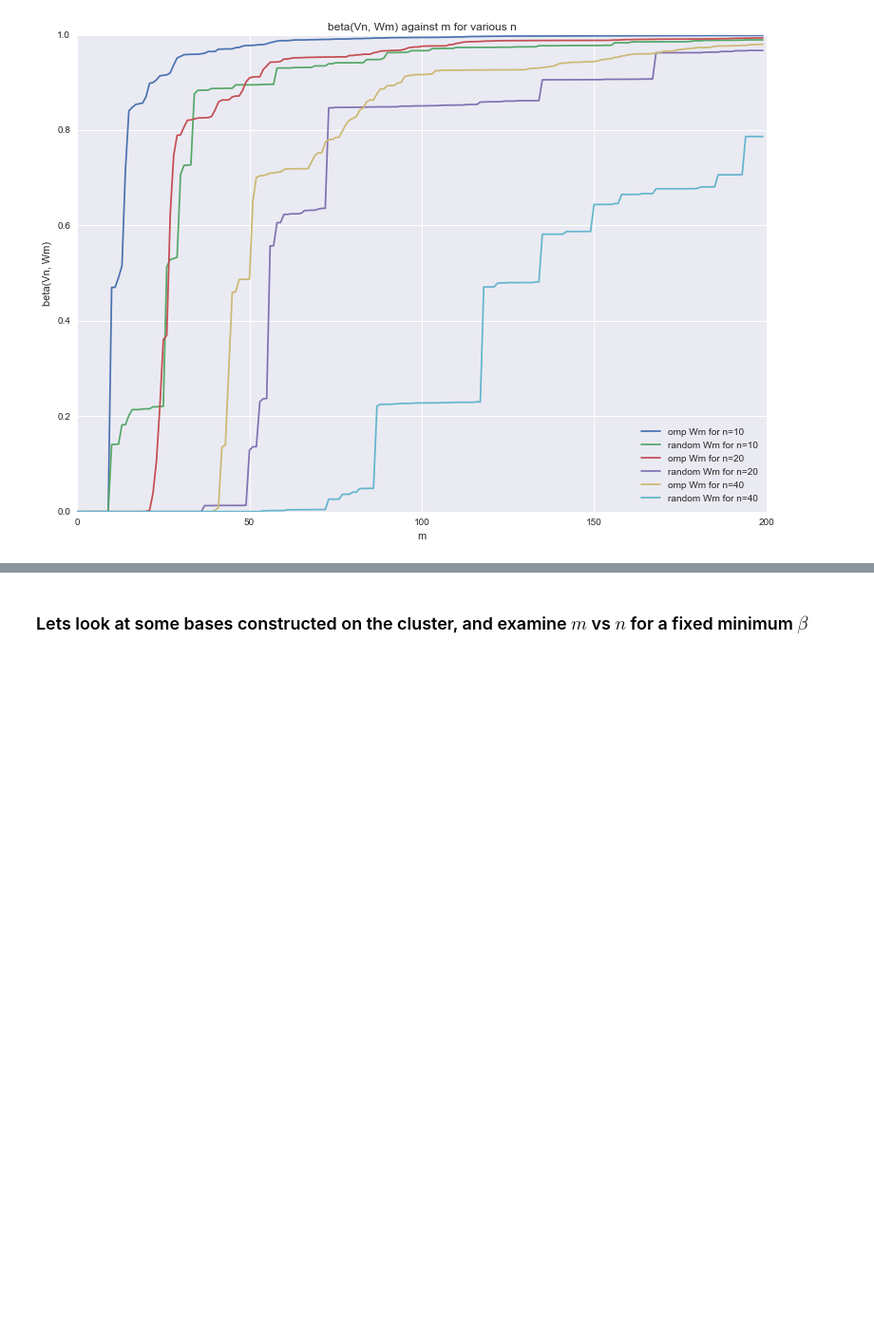
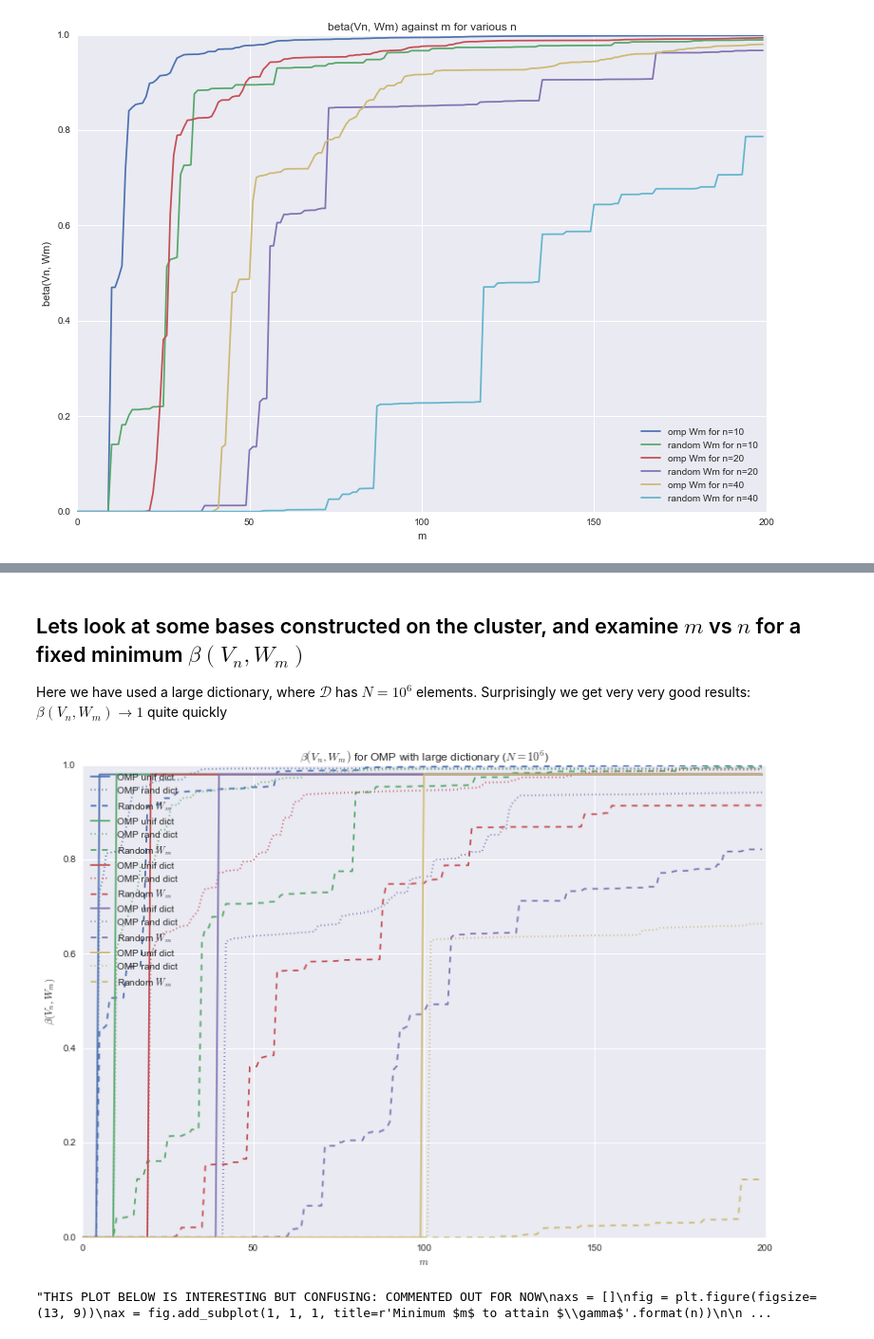
Before and after one commit to Catcher132/omp, a Jupyter notebook: 02_greedy_convergence.ipynb, the cells around one changed output, grey strips where cells are left out. Shown: that part at 95% size. Saved outputs shown, nothing was run; the diff lists cells and outputs as text; code cells hidden in the pictures; blank space fills up the shorter version.

Commit message:
some new results

```diff
--- a/02_greedy_convergence.ipynb
+++ b/02_greedy_convergence.ipynb
@@ -155,16 +160,6 @@ plt.show()
-# %%
-nb = 40
-m = 200
-Vn = omp.make_sin_basis(n)
-
-gbc_40 = omp.GreedyBasisConstructor(m, dictionary, Vn, verbose=True)
-Wm_omp_40 = gbc_40.construct_basis()
-Wm_omp_o_40 = Wm_omp_40.orthonormalise()
-
-Wm_rand = omp.make_random_delta_basis(m)
-Wm_rand_o = Wm_rand.orthonormalise()
 # %% [markdown]
-### Lets look at some bases constructed on the cluster, and examine $m$ vs $n$ for a fixed minimum $\beta$
+## Lets look at some bases constructed on the cluster, and examine $m$ vs $n$ for a fixed minimum $\beta(V_n,W_m)$
+Here we have used a large dictionary, where $\mathcal{D}$ has $N = 10^6$ elements. Surprisingly we get very very good results: $\beta(V_n, W_m)\to 1$ quite quickly
 # %%
 m=200
 ns = [5, 10, 20, 40, 100]
@@ -202,11 +197,47 @@ for j, n in enumerate(ns):
 
         BP_arb = omp.BasisPair(Wm_arb_o.subspace(slice(0,i)), Vn)
         FB_arb = BP_arb.make_favorable_basis()
-        bs_arb[j,i] = FB_rand.beta()
+        bs_arb[j,i] = FB_arb.beta()
 
     # Make the pivot data - the minimum m to reach some beta
     for i, gamma in enumerate(gammas):
 
         m_gammas_unif[j, i] = np.searchsorted(bs_unif[j,:], gamma)
         m_gammas_rand[j, i] = np.searchsorted(bs_rand[j,:], gamma)
-        m_gammas_rand[j, i] = np.searchsorted(bs_rand[j,:], gamma)
+        m_gammas_arb[j, i] = np.searchsorted(bs_arb[j,:], gamma)
+# %%
+sns.set_palette("deep")
+cp = sns.color_palette()
+
+axs = []
+fig = plt.figure(figsize=(13, 9))
+ax = fig.add_subplot(1, 1, 1, title=r'$\beta(V_n, W_m)$ for OMP with large dictionary ($N=10^6$)')
+
+for i, n in enumerate(ns):
+
+    plt.plot(range(m), bs_unif[i, :], label=r'OMP unif dict', color=cp[i])
+    plt.plot(range(m), bs_rand[i, :], ':', label=r'OMP rand dict', color=cp[i])
+    plt.plot(range(m), bs_arb[i, :], '--', label=r'Random $W_m$', color=cp[i])
+
+ax.set(xlabel=r'$m$', ylabel=r'$\beta(V_n, W_m)$')
+plt.legend(loc=2)
+plt.show()
+
+"""THIS PLOT BELOW IS INTERESTING BUT CONFUSING: COMMENTED OUT FOR NOW
+axs = []
+fig = plt.figure(figsize=(13, 9))
+ax = fig.add_subplot(1, 1, 1, title=r'Minimum $m$ to attain $\gamma$'.format(n))
+
+for i, n in enumerate(ns):
+
+    plt.plot(gammas, m_gammas_unif[i, :], label=r'OMP unif dict', color=cp[i])
+    #plt.plot(gammas, m_gammas_rand[i, :], ':', label=r'OMP rand dict', color=cp[i])
+    plt.plot(gammas, m_gammas_arb[i, :], '--', label=r'Random $W_m$', color=cp[i])
+
+ax.set(xlabel=r'$\gamma$', ylabel=r'$\mathrm{argmin}\{m : \beta(V_n, W_m) > \gamma \}$')
+plt.legend(loc=2)
+plt.show()
+"""
+# %% [output]
+[figure, added]
+"THIS PLOT BELOW IS INTERESTING BUT CONFUSING: COMMENTED OUT FOR NOW\naxs = []\nfig = plt.figure(figsize=(13, 9))\nax = fig.add_subplot(1, 1, 1, title=r'Minimum $m$ to attain $\\gamma$'.format(n))\n\n ...
```
Also changed, not shown: parts of 5 cells of this notebook.
